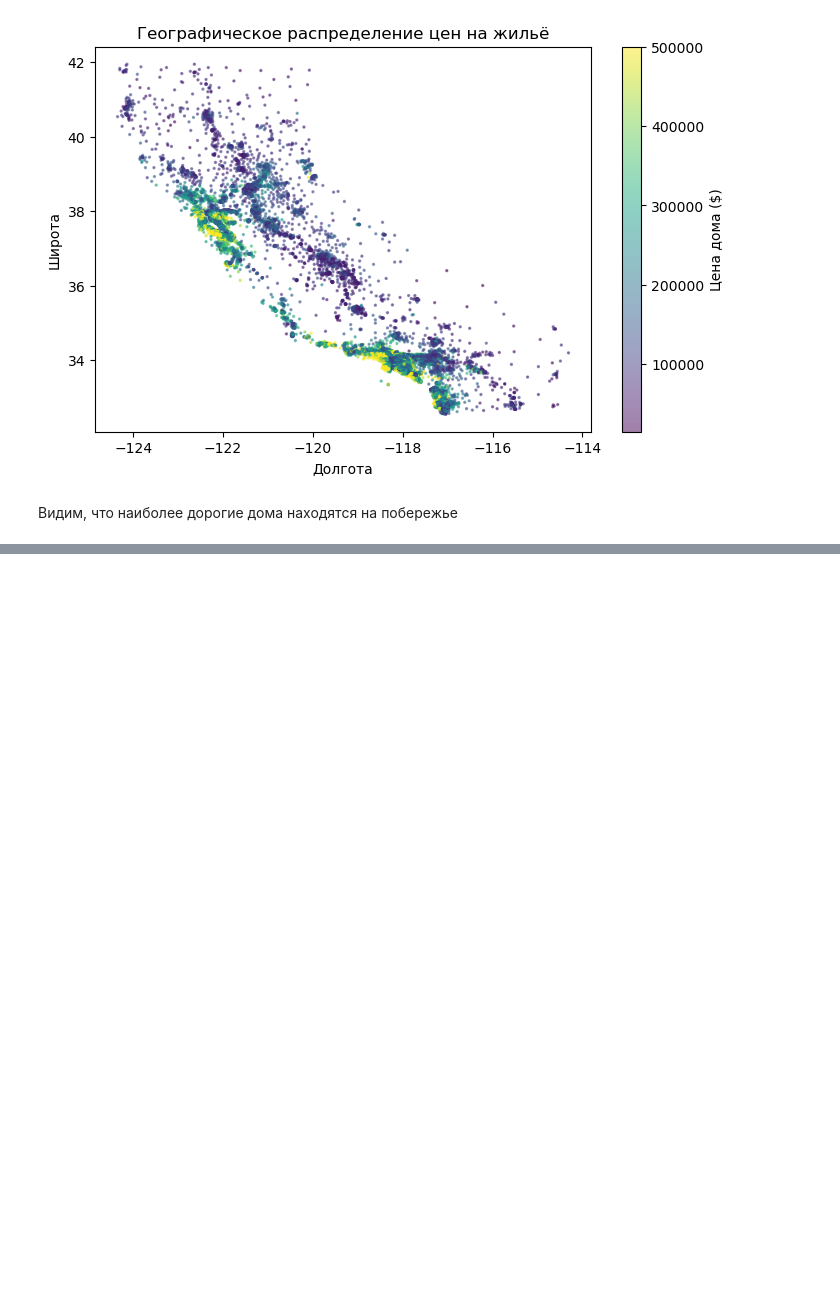
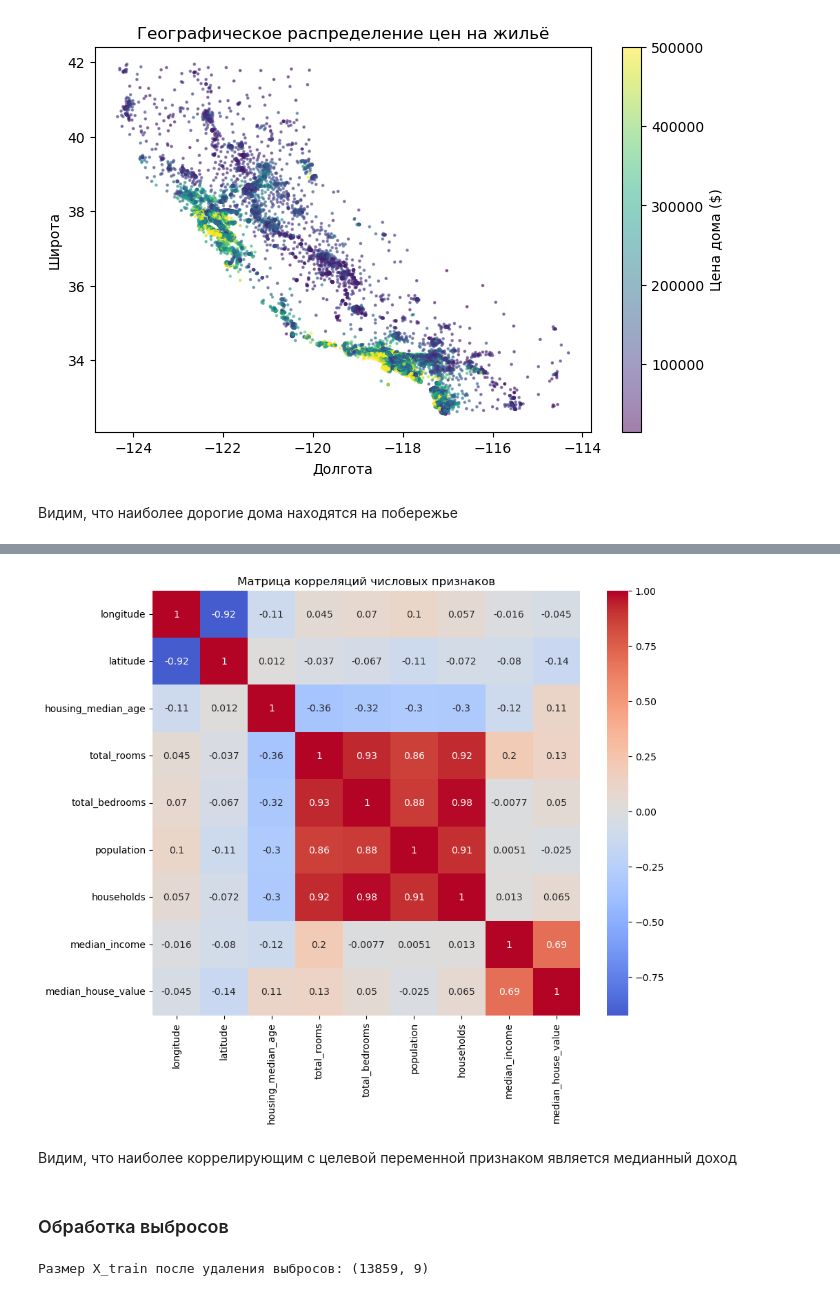
Before and after one commit to BRSHD/house-pricing, a Jupyter notebook: model.ipynb, the cells around one changed output, grey strips where cells are left out. Saved outputs shown, nothing was run; the diff lists cells and outputs as text; code cells hidden in the pictures; blank space fills up the shorter version.

Commit message:
processing outliers2

```diff
--- a/model.ipynb
+++ b/model.ipynb
@@ -136,0 +145,12 @@ plt.show()
+# %%
+plt.figure(figsize = (10, 8))
+numeric_data = data.select_dtypes(include = [np.number])
+sns.heatmap(numeric_data.corr(), annot = True, cmap = 'coolwarm', center = 0)
+plt.title('Матрица корреляций числовых признаков')
+plt.show()
+# %% [output]
+[figure, added]
+# %% [markdown]
+Видим, что наиболее коррелирующим с целевой переменной признаком является медианный доход
+# %% [markdown]
+### Обработка выбросов
@@ -136,0 +171,9 @@ plt.show()
+# %%
+X_train.shape
+X_train_clean = remove_outliers(X_train, outlier_columns)
+
+y_train_clean = y_train.loc[X_train_clean.index]
+
+print(f"Размер X_train после удаления выбросов: {X_train_clean.shape}")
+# %% [output]
+Размер X_train после удаления выбросов: (13859, 9)
```
Also changed, not shown: parts of 4 cells of this notebook.
